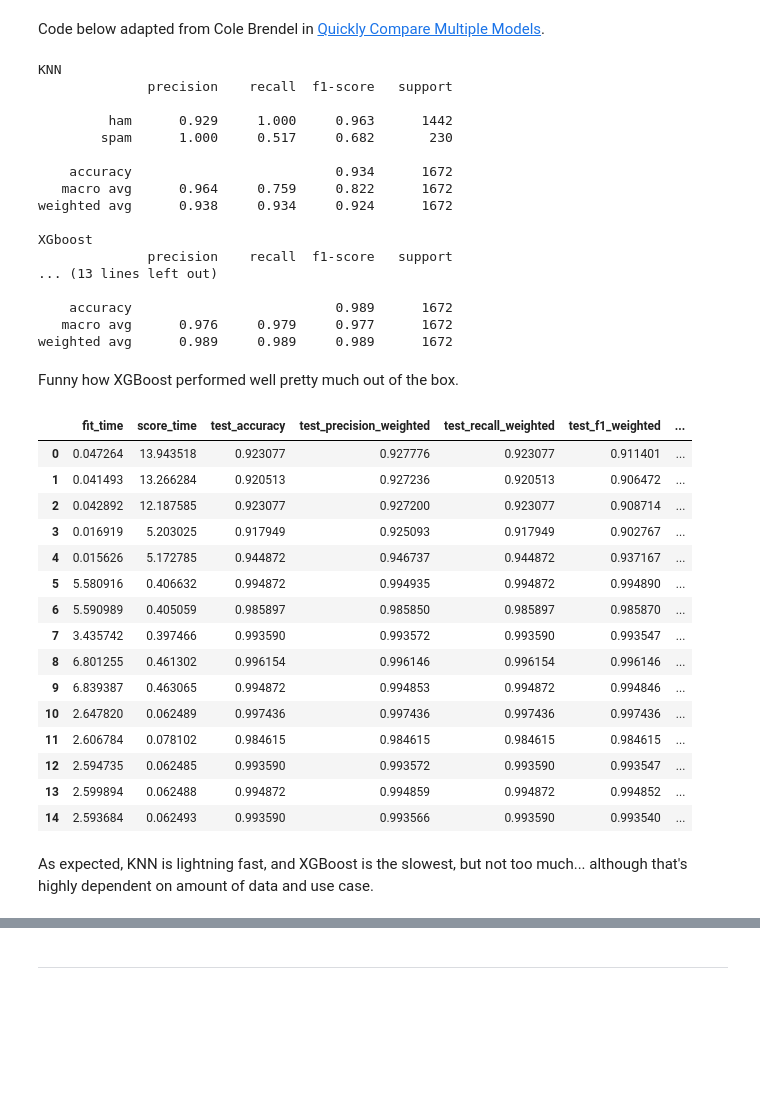
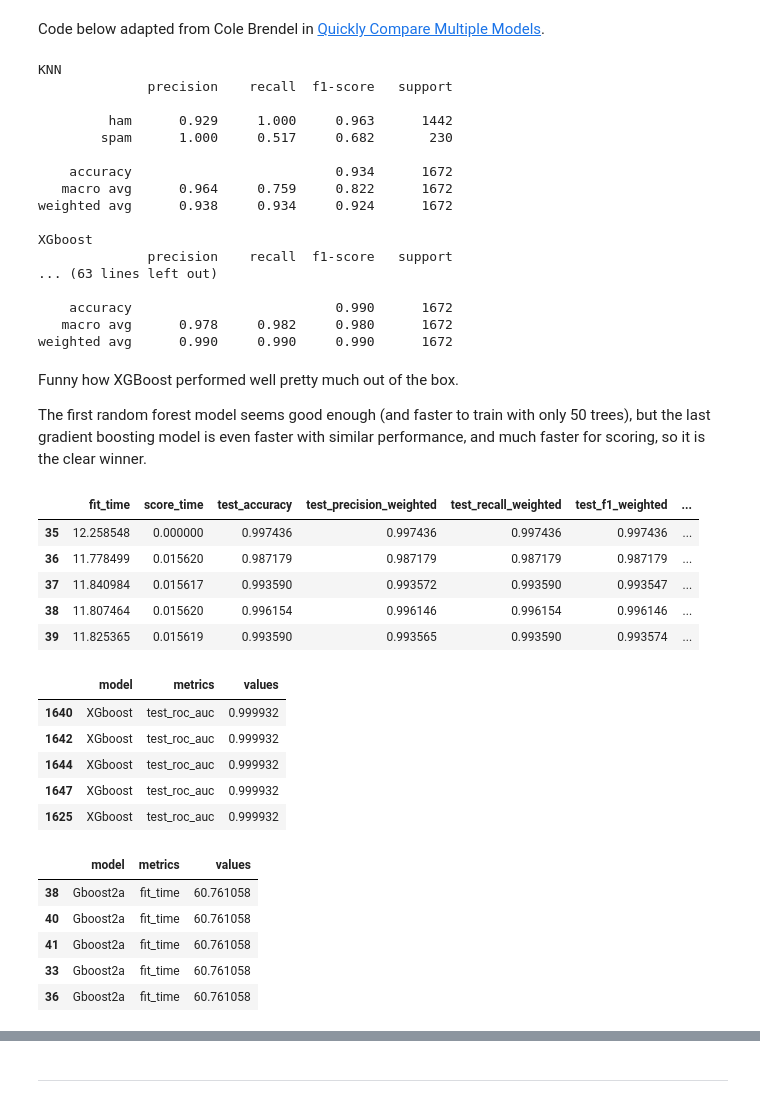
Before and after one commit to BigBangData/NaturalLanguageProcessing, a Jupyter notebook: SMS_SpamClassifier/31_EvaluateModels_4.ipynb, the cells around one changed output, grey strips where cells are left out. Saved outputs shown, nothing was run; the diff lists cells and outputs as text; code cells hidden in the pictures; blank space fills up the shorter version.

```diff
--- a/SMS_SpamClassifier/31_EvaluateModels_4.ipynb
+++ b/SMS_SpamClassifier/31_EvaluateModels_4.ipynb
@@ -81,10 +85,6 @@ X_test_processed = load_X('X_test_processed')
 ## Instantiate Candidate Models
 # %%
 models = [
-    (
-        'KNN', KNeighborsClassifier(
-        n_neighbors=3 # default (5) had bad spam recall
-    )),
     (
         'XGboost', XGBClassifier(
         seed=42, eval_metric='error', # try logloss?
@@ -129,26 +131,17 @@ def run_exps(models: list(),
              y_train: pd.DataFrame,
              X_test: pd.DataFrame,
              y_test: pd.DataFrame) -> pd.DataFrame:
-    """
-    Lightweight script to test many models and find winners
-    :param X_train: training split
-    :param y_train: training target vector
-    :param X_test: test split
-    :param y_test: test target vector
-    :return: DataFrame of predictions
-    """
 
     dfs, results, names = [], [], []
 
     scoring = ['accuracy', 'precision_weighted',
-               'recall_weighted', 'f1_weighted',
-               'roc_auc']
+               'recall_weighted', 'f1_weighted']
 
     target_names = ['ham', 'spam']
 
     for name, model in models:
         start_ = time.time()
-        kfold = model_selection.KFold(n_splits=5,
+        kfold = model_selection.KFold(n_splits=10,
                                       shuffle=True,
                                       random_state=42)
 
@@ -191,32 +184,22 @@ weighted avg      0.938     0.934     0.924      1672
 
 XGboost
               precision    recall  f1-score   support
-... (13 lines left out)
+... (63 lines left out)
 
-    accuracy                          0.989      1672
-   macro avg      0.976     0.979     0.977      1672
-weighted avg      0.989     0.989     0.989      1672
+    accuracy                          0.990      1672
+   macro avg      0.978     0.982     0.980      1672
+weighted avg      0.990     0.990     0.990      1672
-# %% [markdown]
-Funny how XGBoost performed well pretty much out of the box.
+# %% [markdown]
+Funny how XGBoost performed well pretty much out of the box.
+
+The first random forest model seems good enough (and faster to train with only 50 trees), but the last gradient boosting model is even faster with similar performance, and much faster for scoring, so it is the clear winner.
 # %%
-df_splits
+df_splits.tail()
 # %% [output]
 |  | fit_time | score_time | test_accuracy | test_precision_weighted | test_recall_weighted | test_f1_weighted | ... |
-| 0 | 0.047264 | 13.943518 | 0.923077 | 0.927776 | 0.923077 | 0.911401 | ... |
-| 1 | 0.041493 | 13.266284 | 0.920513 | 0.927236 | 0.920513 | 0.906472 | ... |
-| 2 | 0.042892 | 12.187585 | 0.923077 | 0.927200 | 0.923077 | 0.908714 | ... |
-| 3 | 0.016919 | 5.203025 | 0.917949 | 0.925093 | 0.917949 | 0.902767 | ... |
-| 4 | 0.015626 | 5.172785 | 0.944872 | 0.946737 | 0.944872 | 0.937167 | ... |
-| 5 | 5.580916 | 0.406632 | 0.994872 | 0.994935 | 0.994872 | 0.994890 | ... |
-| 6 | 5.590989 | 0.405059 | 0.985897 | 0.985850 | 0.985897 | 0.985870 | ... |
-| 7 | 3.435742 | 0.397466 | 0.993590 | 0.993572 | 0.993590 | 0.993547 | ... |
-| 8 | 6.801255 | 0.461302 | 0.996154 | 0.996146 | 0.996154 | 0.996146 | ... |
-| 9 | 6.839387 | 0.463065 | 0.994872 | 0.994853 | 0.994872 | 0.994846 | ... |
-| 10 | 2.647820 | 0.062489 | 0.997436 | 0.997436 | 0.997436 | 0.997436 | ... |
-| 11 | 2.606784 | 0.078102 | 0.984615 | 0.984615 | 0.984615 | 0.984615 | ... |
-| 12 | 2.594735 | 0.062485 | 0.993590 | 0.993572 | 0.993590 | 0.993547 | ... |
-| 13 | 2.599894 | 0.062488 | 0.994872 | 0.994859 | 0.994872 | 0.994852 | ... |
-| 14 | 2.593684 | 0.062493 | 0.993590 | 0.993566 | 0.993590 | 0.993540 | ... |
+| 35 | 12.258548 | 0.000000 | 0.997436 | 0.997436 | 0.997436 | 0.997436 | ... |
+| 36 | 11.778499 | 0.015620 | 0.987179 | 0.987179 | 0.987179 | 0.987179 | ... |
+| 37 | 11.840984 | 0.015617 | 0.993590 | 0.993572 | 0.993590 | 0.993547 | ... |
+| 38 | 11.807464 | 0.015620 | 0.996154 | 0.996146 | 0.996154 | 0.996146 | ... |
+| 39 | 11.825365 | 0.015619 | 0.993590 | 0.993565 | 0.993590 | 0.993574 | ... |
-# %% [markdown]
-As expected, KNN is lightning fast, and XGBoost is the slowest, but not too much... although that's highly dependent on amount of data and use case.
 # %%
@@ -239,0 +227,18 @@ As expected, KNN is lightning fast, and XGBoost is the slowest, but not too much
+# %%
+scores_df.tail()
+# %% [output]
+|  | model | metrics | values |
+| 1640 | XGboost | test_roc_auc | 0.999932 |
+| 1642 | XGboost | test_roc_auc | 0.999932 |
+| 1644 | XGboost | test_roc_auc | 0.999932 |
+| 1647 | XGboost | test_roc_auc | 0.999932 |
+| 1625 | XGboost | test_roc_auc | 0.999932 |
+# %%
+times_df.tail()
+# %% [output]
+|  | model | metrics | values |
+| 38 | Gboost2a | fit_time | 60.761058 |
+| 40 | Gboost2a | fit_time | 60.761058 |
+| 41 | Gboost2a | fit_time | 60.761058 |
+| 33 | Gboost2a | fit_time | 60.761058 |
+| 36 | Gboost2a | fit_time | 60.761058 |
```
Also changed, not shown: parts of 11 cells of this notebook, 1 other file.
